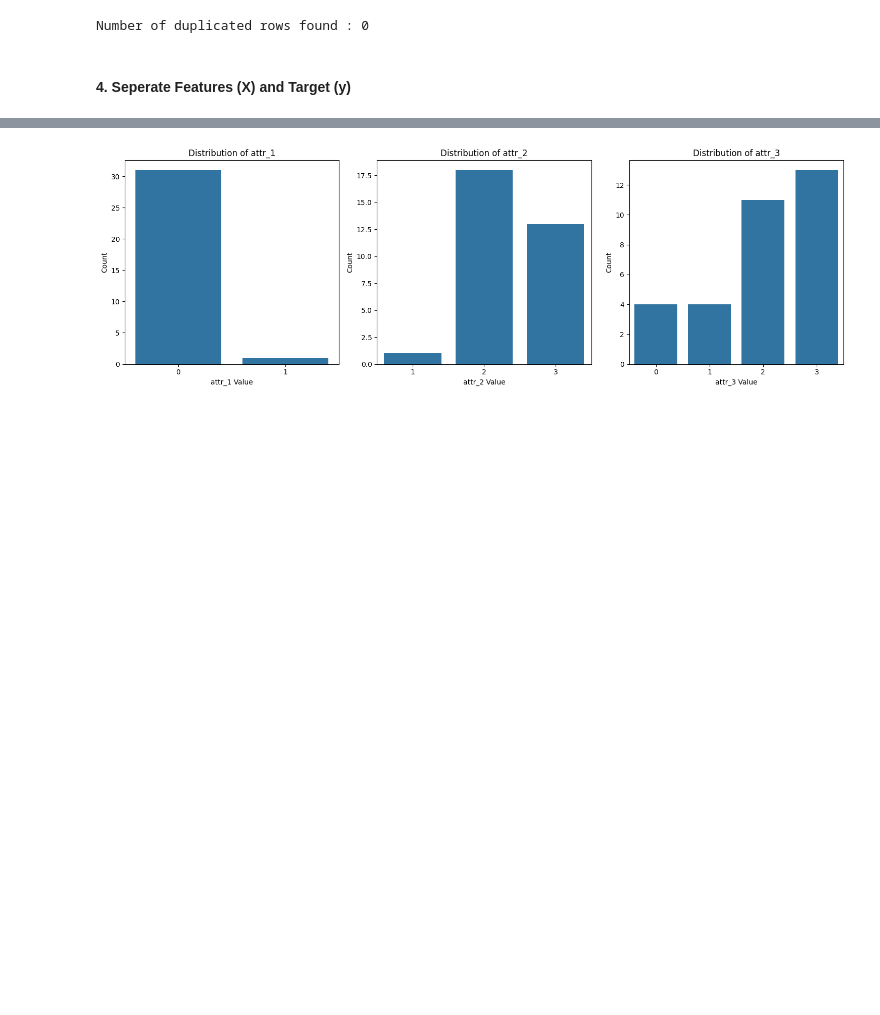
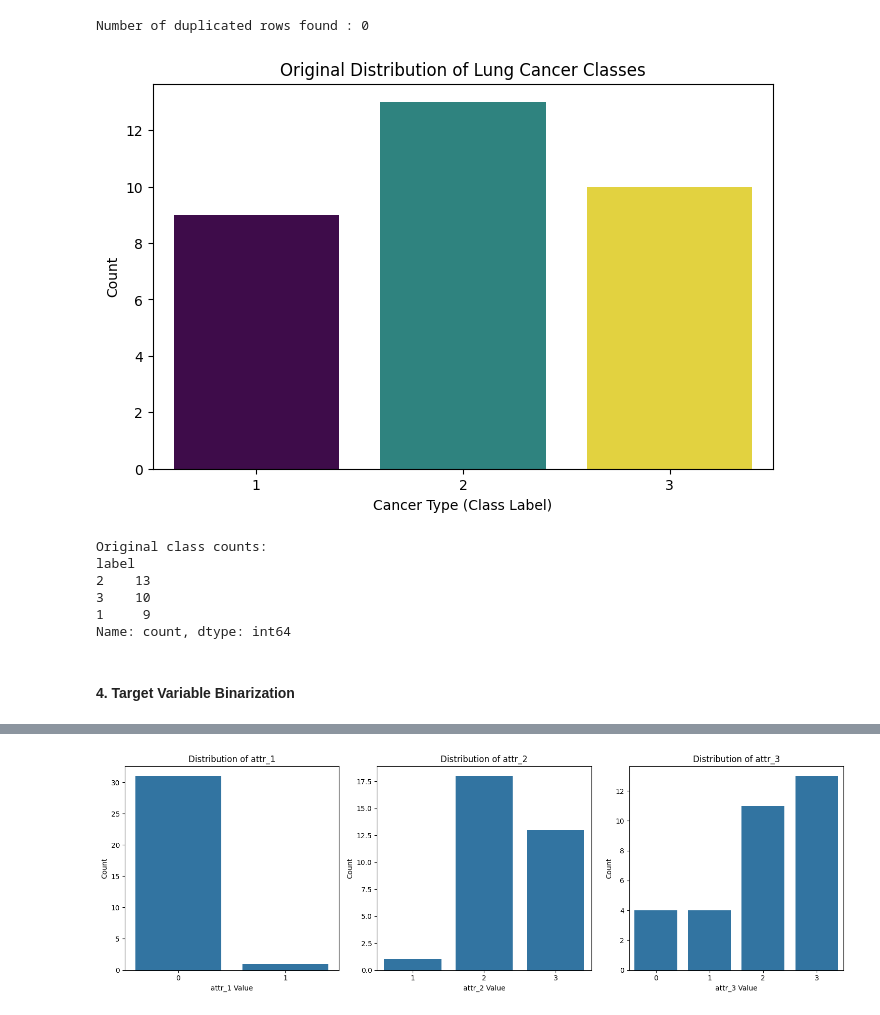
Before and after one commit to Liyzzy/quantum-svm-generalization-study, a Jupyter notebook: notebooks/eda/eda_lung_cancer.ipynb, the cells around one changed output, grey strips where cells are left out. Cells and saved outputs as stored; diff of their text form; code cells hidden in the pictures; blank space fills up the shorter version.

```diff
--- a/notebooks/eda/eda_lung_cancer.ipynb
+++ b/notebooks/eda/eda_lung_cancer.ipynb
@@ -140,6 +142,25 @@ num_duplicates = df.duplicated().sum()
 print(f"Number of duplicated rows found : {num_duplicates}")
 # %% [output]
 Number of duplicated rows found : 0
+# %%
+# Show the original distribution of Lung Cancer Classes
+plt.figure(figsize=(8, 5))
+sns.countplot(x='label', data=df, hue='label', palette='viridis', legend=False)
+plt.title('Original Distribution of Lung Cancer Classes')
+plt.xlabel('Cancer Type (Class Label)')
+plt.ylabel('Count')
+plt.show()
+
+print("Original class counts:")
+print(df['label'].value_counts())
+# %% [output]
+[figure, added]
+Original class counts:
+label
+2    13
+3    10
+1     9
+Name: count, dtype: int64
 # %% [markdown]
-#### 4. Seperate Features (X) and Target (y)
+#### 4. Target Variable Binarization
 # %%
```
Also changed, not shown: parts of 15 cells of this notebook, 6 other files.
